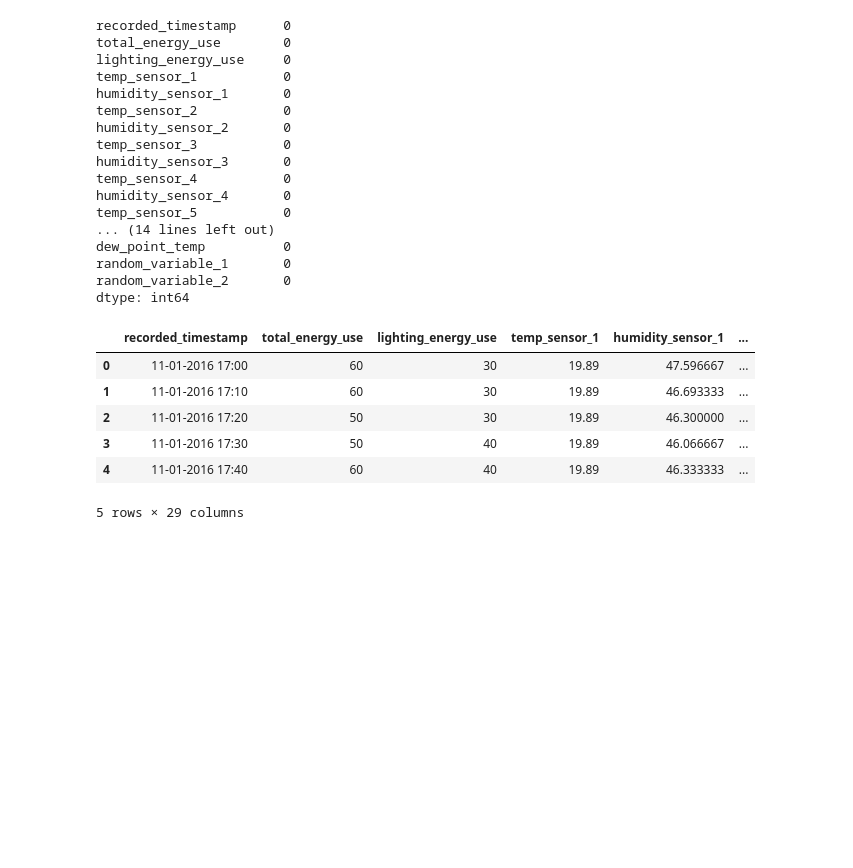
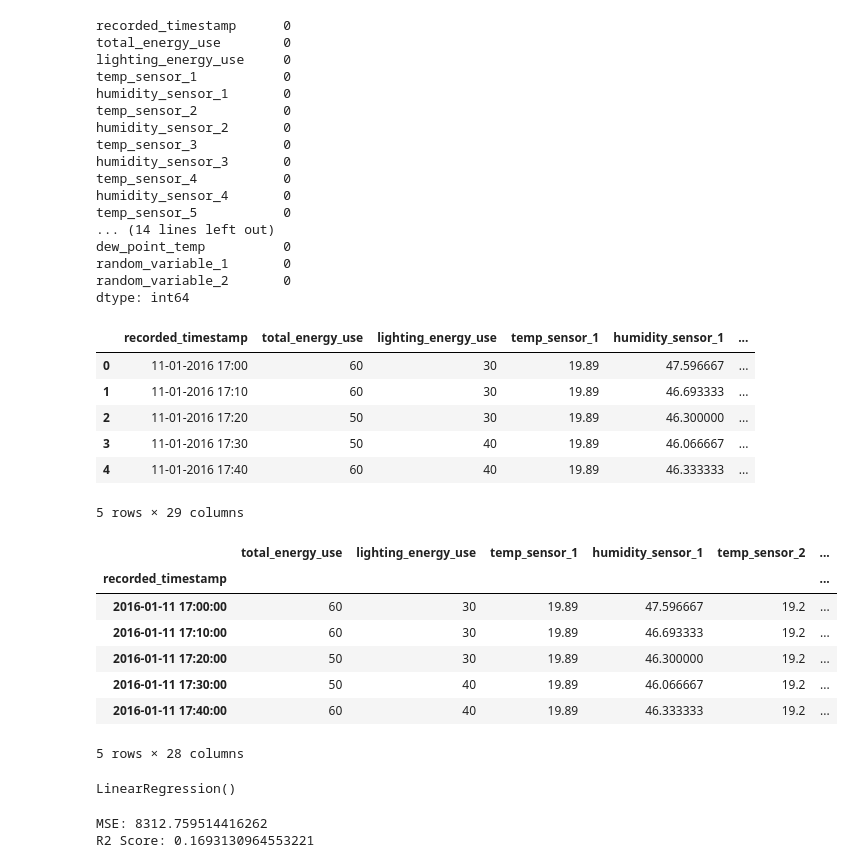
Before and after one commit to Srilochan7/ApplicanceEnergyConsumption-Prediction, a Jupyter notebook: ApplNrgConsPred.ipynb, the cells around one changed output. Cells and saved outputs as stored; diff of their text form; code cells hidden in the pictures; blank space fills up the shorter version.

Commit message:
basic model

```diff
--- a/ApplNrgConsPred.ipynb
+++ b/ApplNrgConsPred.ipynb
@@ -119,4 +119,13 @@ dataset.head()
 dataset['recorded_timestamp'] = pd.to_datetime(dataset['recorded_timestamp'], dayfirst=True)
 dataset = dataset.set_index('recorded_timestamp')
 # %%
-dataset
+dataset.head()
+# %% [output]
+|  | total_energy_use | lighting_energy_use | temp_sensor_1 | humidity_sensor_1 | temp_sensor_2 | ... |
+| recorded_timestamp |  |  |  |  |  | ... |
+| 2016-01-11 17:00:00 | 60 | 30 | 19.89 | 47.596667 | 19.2 | ... |
+| 2016-01-11 17:10:00 | 60 | 30 | 19.89 | 46.693333 | 19.2 | ... |
+| 2016-01-11 17:20:00 | 50 | 30 | 19.89 | 46.300000 | 19.2 | ... |
+| 2016-01-11 17:30:00 | 50 | 40 | 19.89 | 46.066667 | 19.2 | ... |
+| 2016-01-11 17:40:00 | 60 | 40 | 19.89 | 46.333333 | 19.2 | ... |
+5 rows × 28 columns
@@ -122,0 +140,23 @@ dataset
+# %%
+from sklearn.linear_model import LinearRegression
+
+lr = LinearRegression()
+lr.fit(X_train, y_train)
+# %% [output]
+LinearRegression()
+# %%
+from sklearn.metrics import mean_squared_error, r2_score
+
+# Step 1: Predict
+y_pred = lr.predict(X_test)
+
+# Step 2: Evaluate
+mse = mean_squared_error(y_test, y_pred)
+r2 = r2_score(y_test, y_pred)
+
+# Step 3: Print Results
+print("MSE:", mse)
+print("R2 Score:", r2)
+# %% [output]
+MSE: 8312.759514416262
+R2 Score: 0.1693130964553221
```
Also changed, not shown: parts of 2 cells of this notebook.
